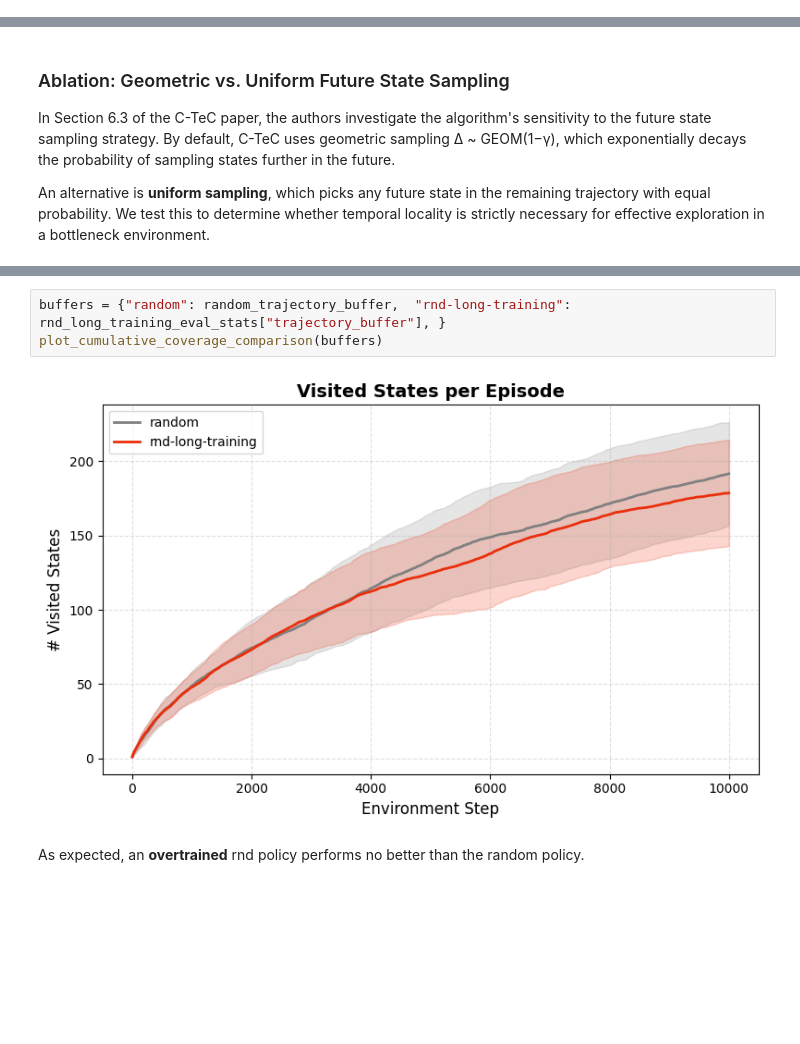
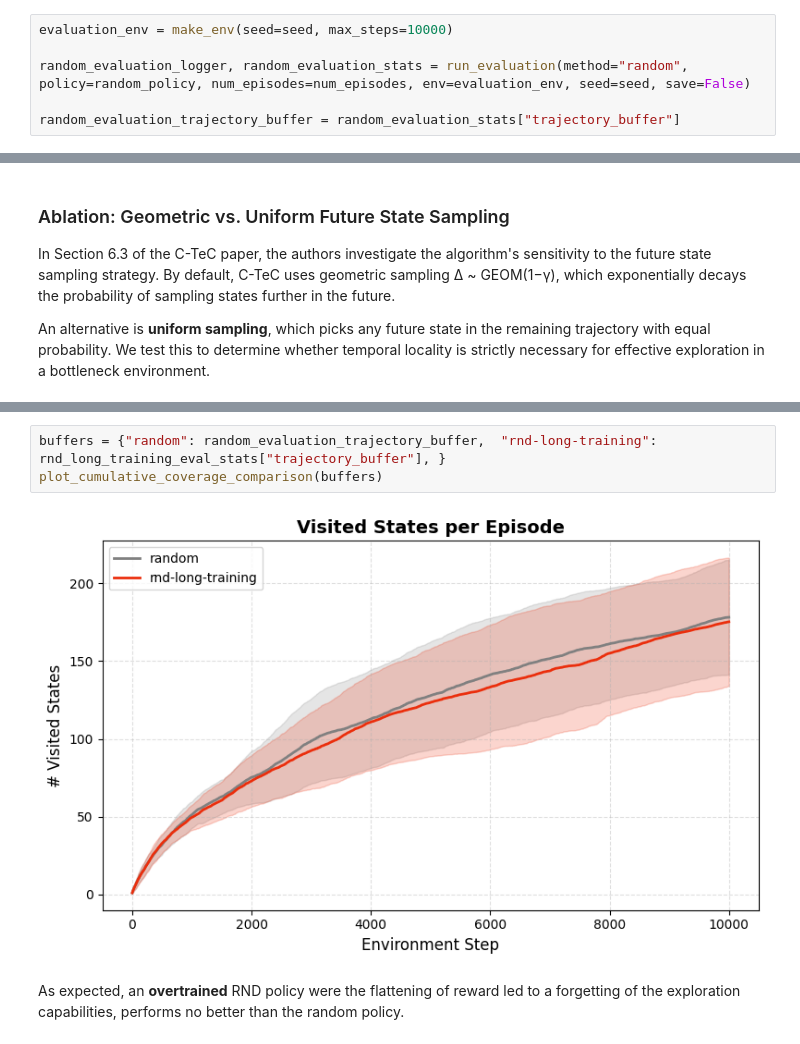
Before and after one commit to LSNoor/C-TeC, a Jupyter notebook: demo.ipynb, the cells around one changed output, grey strips where cells are left out. Drawn from its saved outputs; the diff is of its cells as text; blank space fills up the shorter version.

```diff
--- a/demo.ipynb
+++ b/demo.ipynb
@@ -104,0 +110,6 @@ plot_coverage_over_time(trajectory_buffer=random_trajectory_buffer, save_path=No
+# %%
+evaluation_env = make_env(seed=seed, max_steps=10000)
+
+random_evaluation_logger, random_evaluation_stats = run_evaluation(method="random", policy=random_policy, num_episodes=num_episodes, env=evaluation_env, seed=seed, save=False)
+
+random_evaluation_trajectory_buffer = random_evaluation_stats["trajectory_buffer"]
@@ -412,7 +446,7 @@ Evaluation complete: 50 episodes | Coverage: 68.7% ± 13.6% | Total steps: 50000
 # %%
-buffers = {"random": random_trajectory_buffer,  "rnd-long-training": rnd_long_training_eval_stats["trajectory_buffer"], }
+buffers = {"random": random_evaluation_trajectory_buffer,  "rnd-long-training": rnd_long_training_eval_stats["trajectory_buffer"], }
 plot_cumulative_coverage_comparison(buffers)
 # %% [output]
-[figure, old version]
+[figure, new version]
 # %% [markdown]
-As expected, an **overtrained** rnd policy performs no better than the random policy.
+As expected, an **overtrained** RND policy were the flattening of reward led to a forgetting of the exploration capabilities, performs no better than the random policy.
```
Also changed, not shown: parts of 40 cells of this notebook, 6 other files.
